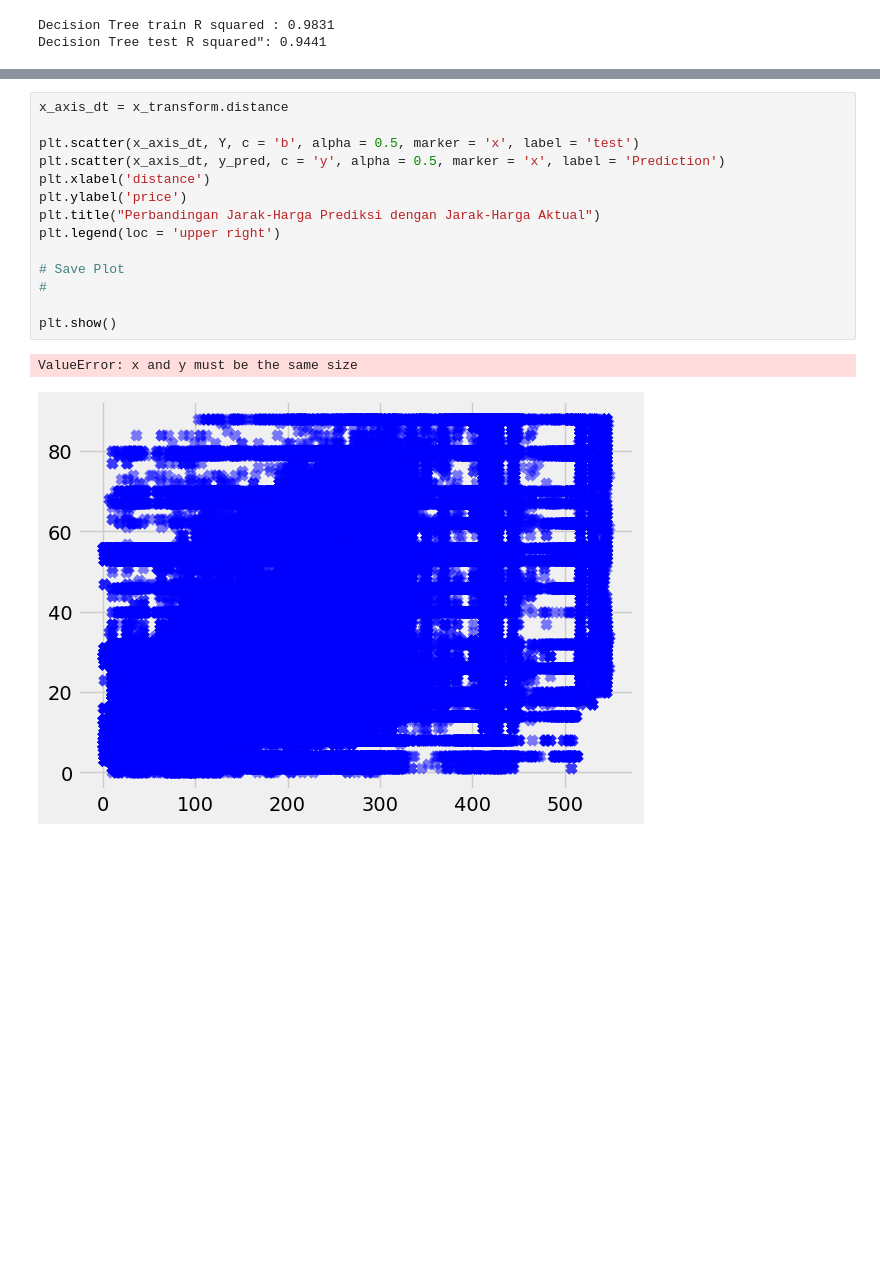
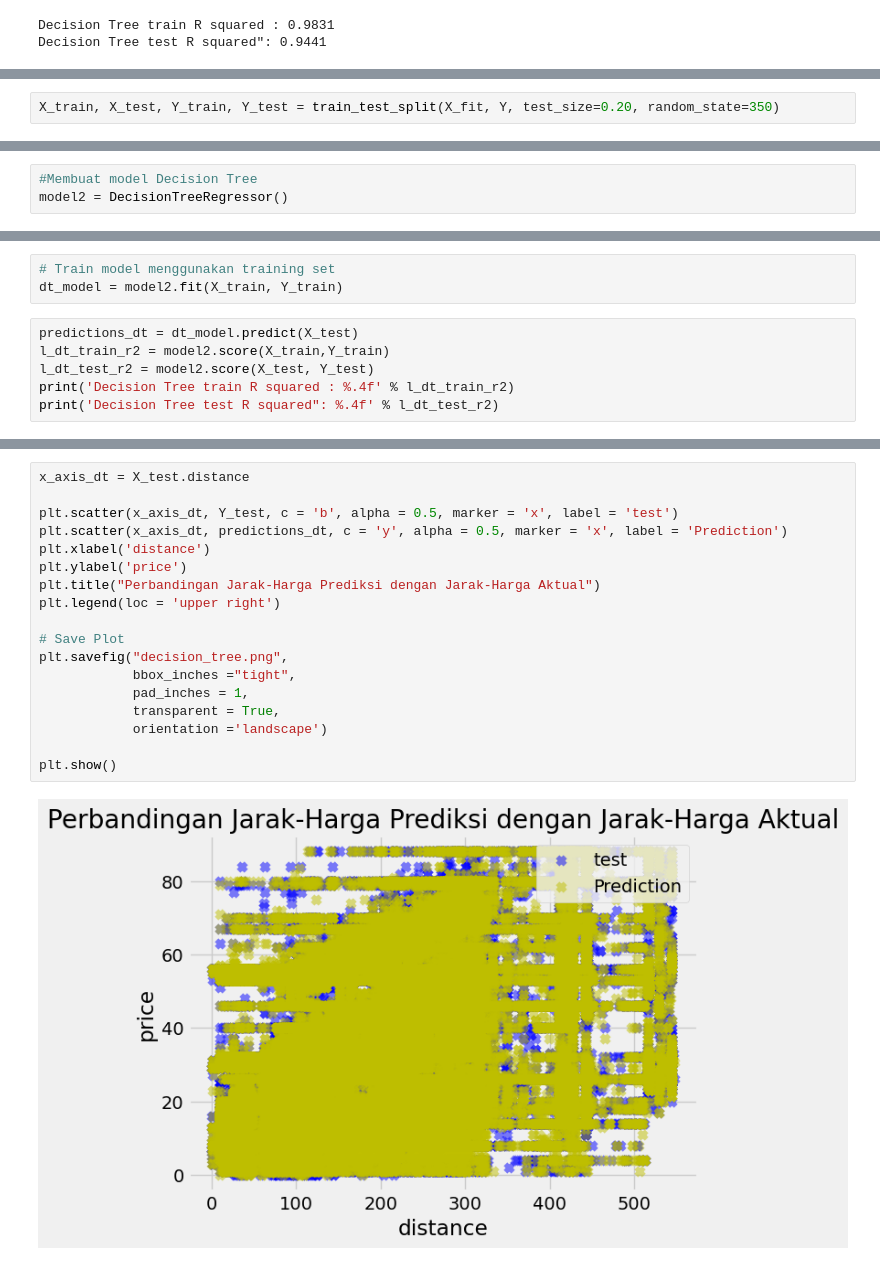
Before and after one commit to qarisp/H8_PYTN-KS08-019, a Jupyter notebook: FinalProject/PYTN_KampusMerdeka_fp1_Qaris Ardian Pratama.ipynb, the cells around one changed output, grey strips where cells are left out. Cells and saved outputs as stored; diff of their text form; blank space fills up the shorter version.

```diff
--- a/FinalProject/PYTN_KampusMerdeka_fp1_Qaris Ardian Pratama.ipynb
+++ b/FinalProject/PYTN_KampusMerdeka_fp1_Qaris Ardian Pratama.ipynb
@@ -895,0 +1087,2 @@ Decision Tree Regressor RMSE: 2.0764
+# %%
+X_train, X_test, Y_train, Y_test = train_test_split(X_fit, Y, test_size=0.20, random_state=350)
@@ -895,0 +1094,3 @@ Decision Tree Regressor RMSE: 2.0764
+# %%
+#Membuat model Decision Tree
+model2 = DecisionTreeRegressor()
@@ -895,0 +1219,9 @@ Decision Tree Regressor RMSE: 2.0764
+# %%
+# Train model menggunakan training set
+dt_model = model2.fit(X_train, Y_train)
+# %%
+predictions_dt = dt_model.predict(X_test)
+l_dt_train_r2 = model2.score(X_train,Y_train)
+l_dt_test_r2 = model2.score(X_test, Y_test)
+print('Decision Tree train R squared : %.4f' % l_dt_train_r2)
+print('Decision Tree test R squared": %.4f' % l_dt_test_r2)
@@ -896,17 +1237,20 @@ Decision Tree Regressor RMSE: 2.0764
 # %%
-x_axis_dt = x_transform.distance
+x_axis_dt = X_test.distance
 
-plt.scatter(x_axis_dt, Y, c = 'b', alpha = 0.5, marker = 'x', label = 'test')
-plt.scatter(x_axis_dt, y_pred, c = 'y', alpha = 0.5, marker = 'x', label = 'Prediction')
+plt.scatter(x_axis_dt, Y_test, c = 'b', alpha = 0.5, marker = 'x', label = 'test')
+plt.scatter(x_axis_dt, predictions_dt, c = 'y', alpha = 0.5, marker = 'x', label = 'Prediction')
 plt.xlabel('distance')
 plt.ylabel('price')
 plt.title("Perbandingan Jarak-Harga Prediksi dengan Jarak-Harga Aktual")
 plt.legend(loc = 'upper right')
 
 # Save Plot
-#
+plt.savefig("decision_tree.png",
+            bbox_inches ="tight",
+            pad_inches = 1,
+            transparent = True,
+            orientation ='landscape')
 
 plt.show()
 # %% [output]
-ValueError: x and y must be the same size
-[figure, old version]
+[figure, new version]
```
Also changed, not shown: parts of 97 cells of this notebook.
